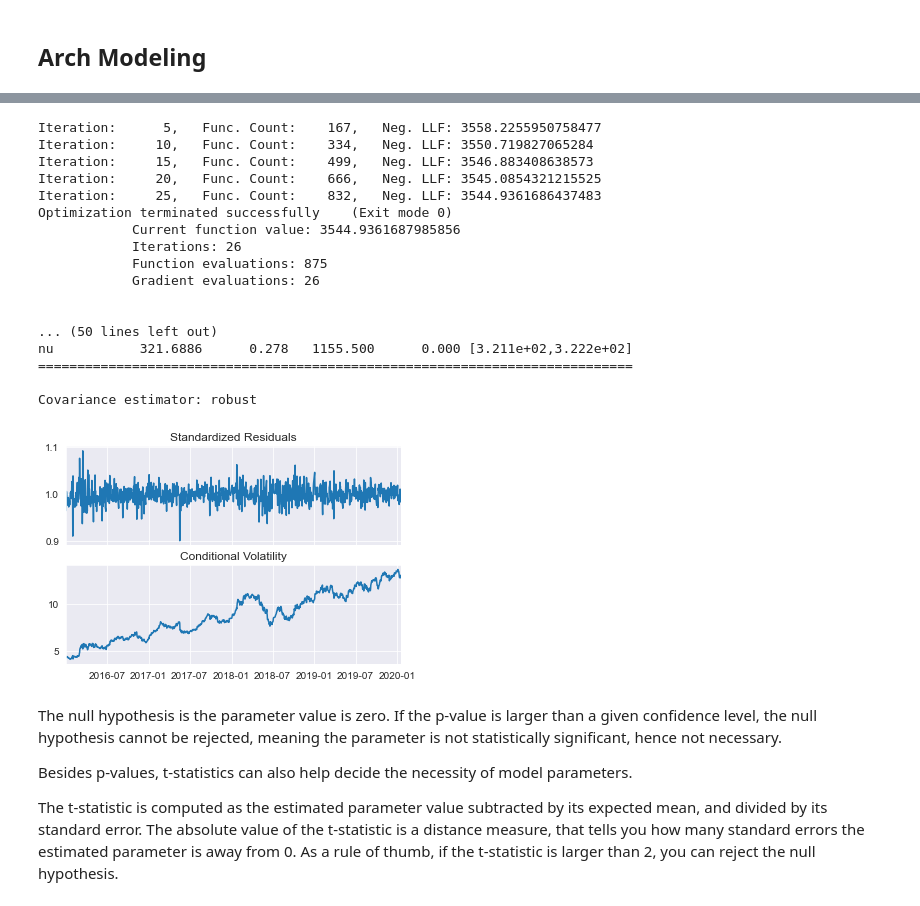
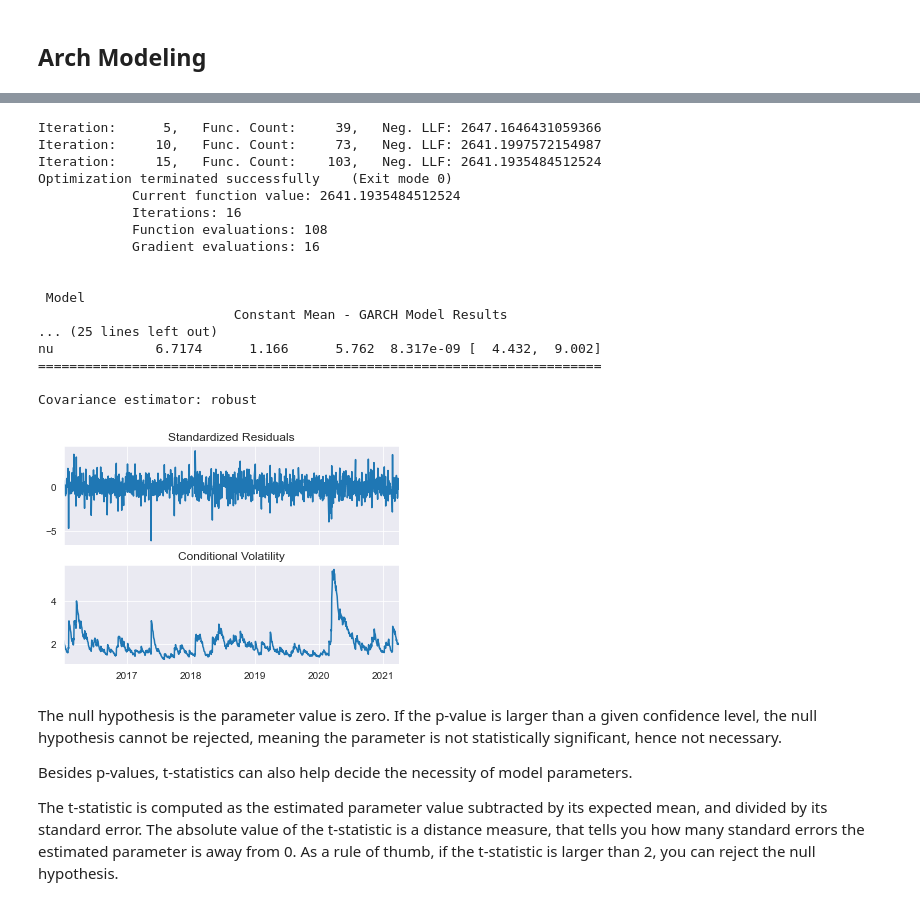
Before and after one commit to Stankevix/arch_models, a Jupyter notebook: arch_models.ipynb, the cells around one changed output, grey strips where cells are left out. Saved outputs shown, nothing was run; the diff lists cells and outputs as text; code cells hidden in the pictures.

```diff
--- a/arch_models.ipynb
+++ b/arch_models.ipynb
@@ -257,10 +254,10 @@ def get_arx_model(name,y,exog, lags):
 
     return mod,res
 # %%
-def get_arch_model(df, p , q, mean, type_model, dist):
+def get_arch_model(df, p_,o_,q_, mean, type_model, dist):
 
     #split_date = dt.date(2021,5,1)
-    model = arch_model(df, p = p, q = q, mean = mean,vol=type_model,dist = dist)
+    model = arch_model(df, p = p_, o= o_, q = q_, mean = mean,vol=type_model,dist = dist)
 
     model_fit = model.fit(update_freq = 5)#last_obs=split_date
 
@@ -321,11 +334,11 @@ Rejeitamos a Hipotese Nula
 
 Volatility clustering is frequently observed in financial market data, and it poses a challenge for time series modeling.
 # %%
-itausa['return_data'] = itausa['last'].pct_change()
+itausa['return_data'] = 100 * itausa['last'].pct_change()
 itausa['volatility'] = itausa['return_data'].std()
 
 f, axes = plt.subplots(1, figsize=(15,5))
-plt.plot(itausa['return_data'], color = 'tomato', label = 'Daily last')
+plt.plot(itausa['return_data'], color = 'tomato', label = 'itausa Daily last')
 plt.legend(loc='upper right')
 plt.show()
 # %% [output]
@@ -360,31 +394,32 @@ year+month+open+max+min+Covid+return_data+volatility
 # %%
-p = 15
-q = 15
-mean = 'Zero' #'zero', 'AR', 'constant'
+p_ = 1
+o_ = 0
+q_ = 1
+mean = 'constant' #'zero', 'AR', 'constant'
 type_model = 'GARCH' #'GARCH','ARCH', 'EGARCH'
 dist = 't' #'t','skewt','normal'
 
 
-model_fit, model = get_arch_model(itausa_train['last'],p, q, mean,type_model,dist)
+model_fit, model = get_arch_model(itausa['return_data'].dropna(),p_,o_, q_, mean,type_model,dist)
 # %% [output]
-Iteration:      5,   Func. Count:    167,   Neg. LLF: 3558.2255950758477
-Iteration:     10,   Func. Count:    334,   Neg. LLF: 3550.719827065284
-Iteration:     15,   Func. Count:    499,   Neg. LLF: 3546.883408638573
-Iteration:     20,   Func. Count:    666,   Neg. LLF: 3545.0854321215525
-Iteration:     25,   Func. Count:    832,   Neg. LLF: 3544.9361686437483
+Iteration:      5,   Func. Count:     39,   Neg. LLF: 2647.1646431059366
+Iteration:     10,   Func. Count:     73,   Neg. LLF: 2641.1997572154987
+Iteration:     15,   Func. Count:    103,   Neg. LLF: 2641.1935484512524
 Optimization terminated successfully    (Exit mode 0)
-            Current function value: 3544.9361687985856
-            Iterations: 26
-            Function evaluations: 875
-            Gradient evaluations: 26
+            Current function value: 2641.1935484512524
+            Iterations: 16
+            Function evaluations: 108
+            Gradient evaluations: 16
 
 
-... (50 lines left out)
-nu           321.6886      0.278   1155.500      0.000 [3.211e+02,3.222e+02]
-============================================================================
+ Model
+                         Constant Mean - GARCH Model Results
+... (25 lines left out)
+nu             6.7174      1.166      5.762  8.317e-09 [  4.432,  9.002]
+========================================================================
 
 Covariance estimator: robust
-[figure, old version]
+[figure, new version]
 # %% [markdown]
 The null hypothesis is the parameter value is zero. If the p-value is larger than a given confidence level, the null hypothesis cannot be rejected, meaning the parameter is not statistically significant, hence not necessary.
 
```
Also changed, not shown: parts of 29 cells of this notebook.
